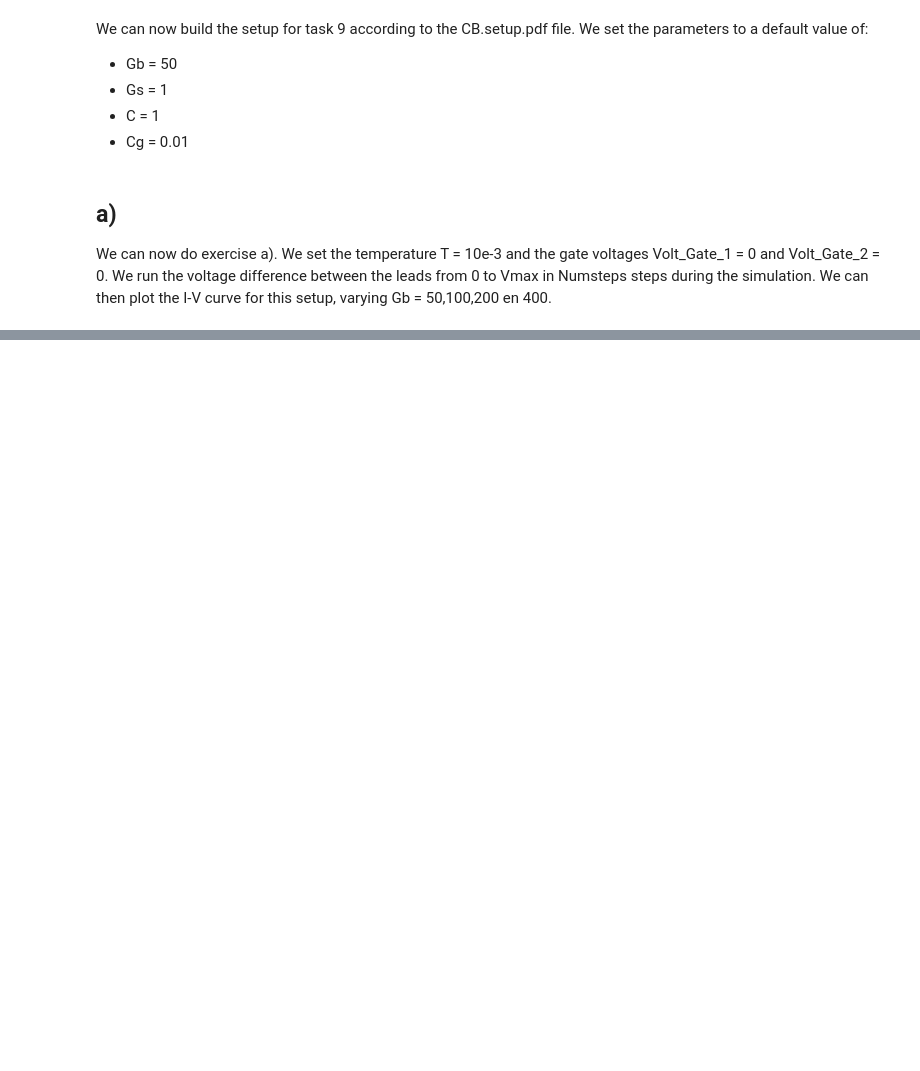
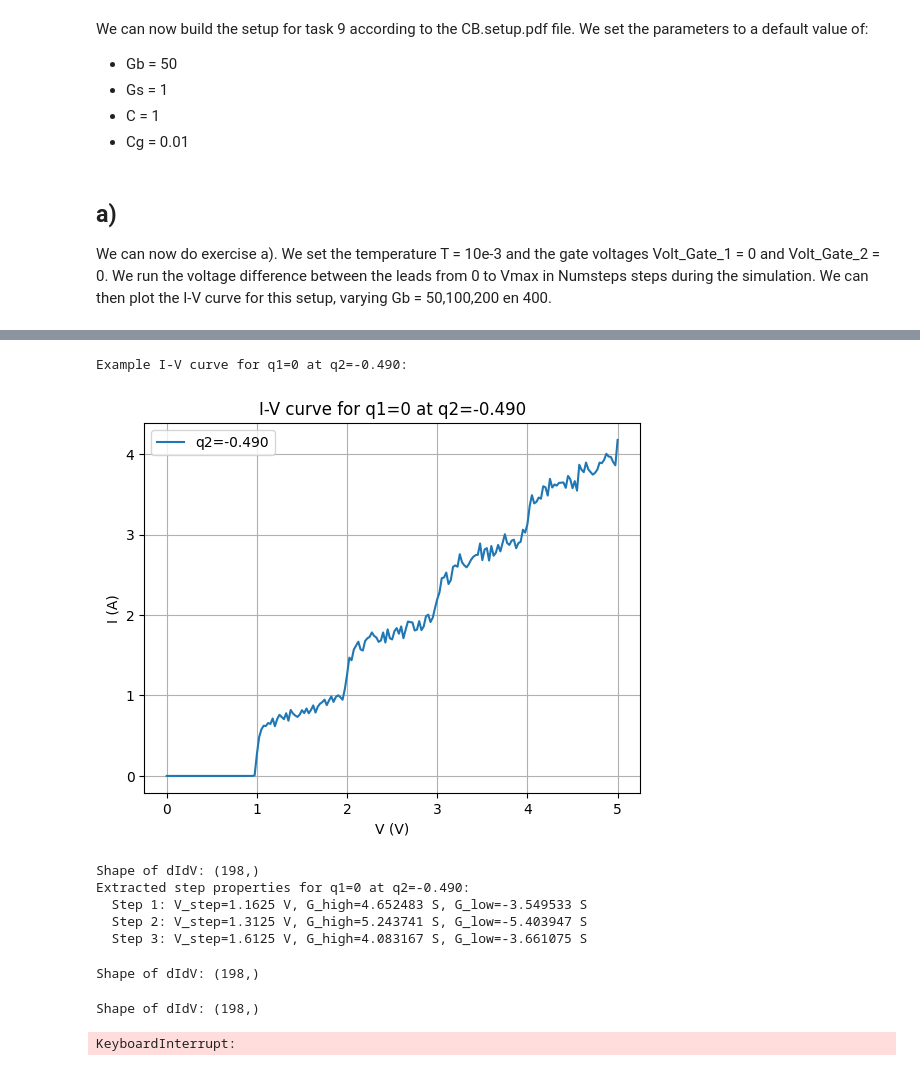
Before and after one commit to Maxim1920/Quantum_Transport, a Jupyter notebook: Coulomb blockade/Task9.ipynb, the cells around one changed output, grey strips where cells are left out. Cells and saved outputs as stored; diff of their text form; code cells hidden in the pictures; blank space fills up the shorter version.

```diff
--- a/Coulomb blockade/Task9.ipynb
+++ b/Coulomb blockade/Task9.ipynb
@@ -126,0 +156,15 @@ plt.show()
+# %%
+print('Scaling of high conductance with Gb:')
+print()
+
+# Numerical check: ratio G_high(2*Gb) / G_high(Gb) for step 1
+for i in range(4):
+    print("="*65)
+    print(f'Checking scaling for step {i+1}:')
+    ratio_100_50  = high_conductances[100][i][1] / high_conductances[50][i][1]
+    ratio_200_100 = high_conductances[200][i][1] / high_conductances[100][i][1]
+    ratio_400_200 = high_conductances[400][i][1] / high_conductances[200][i][1]
+    print(f'  G_high(100)/G_high(50)  = {ratio_100_50:.3f} ')
+    print(f'  G_high(200)/G_high(100) = {ratio_200_100:.3f} ')
+    print(f'  G_high(400)/G_high(200) = {ratio_400_200:.3f} ')
+print("="*65)
@@ -126,0 +254,45 @@ plt.show()
+# %%
+# --- Scan q2 for q1=0 and q1=0.5 ---
+q2_values = np.linspace(-0.49, 0.49, 35)   # 35 points, avoid exactly ±0.5
+
+results_b = {}   # (q1_label) -> array of shape (len(q2), 3, 3)
+                 # dimensions: [q2_idx, step_idx, property_idx=(V,G_high,G_low)]
+
+for q1_val, label in [(0.0, 'q1=0'), (0.5, 'q1=0.5')]:
+    data = np.full((len(q2_values), 3, 3), np.nan)
+    for i in tqdm.tqdm(range(len(q2_values)), desc=f'Scanning q2 for {label}'):
+        q2 = q2_values[i]
+        V, I = run_iv_curve(q1=q1_val, q2=q2)
+        if i == 0:
+                print(f'Example I-V curve for {label} at q2={q2:.3f}:')
+                plt.plot(V, I, label=f'q2={q2:.3f}')
+                plt.xlabel('V (V)')
+                plt.ylabel('I (A)')
+                plt.title(f'I-V curve for {label} at q2={q2:.3f}')
+                plt.grid(True)
+                plt.legend()
+                plt.show()
+        steps = extract_step_properties(V, I, n_steps=3)
+        for s, (Vstep, Ghigh, Glow) in enumerate(steps):
+            data[i, s, 0] = Vstep
+            data[i, s, 1] = Ghigh
+            data[i, s, 2] = Glow
+        if i ==0:
+            print(f'Extracted step properties for {label} at q2={q2:.3f}:')
+            for s, (Vstep, Ghigh, Glow) in enumerate(steps):
+                print(f'  Step {s+1}: V_step={Vstep:.4f} V, G_high={Ghigh:.6f} S, G_low={Glow:.6f} S')
+    results_b[label] = data
+    print(f'Finished scanning q2 for {label}.')
+
+print('Part (b) data collection complete.')
+# %% [output]
+Example I-V curve for q1=0 at q2=-0.490:
+[figure, added]
+Shape of dIdV: (198,)
+Extracted step properties for q1=0 at q2=-0.490:
+  Step 1: V_step=1.1625 V, G_high=4.652483 S, G_low=-3.549533 S
+  Step 2: V_step=1.3125 V, G_high=5.243741 S, G_low=-5.403947 S
+  Step 3: V_step=1.6125 V, G_high=4.083167 S, G_low=-3.661075 S
+Shape of dIdV: (198,)
+Shape of dIdV: (198,)
+KeyboardInterrupt:
```
Also changed, not shown: parts of 11 cells of this notebook.
